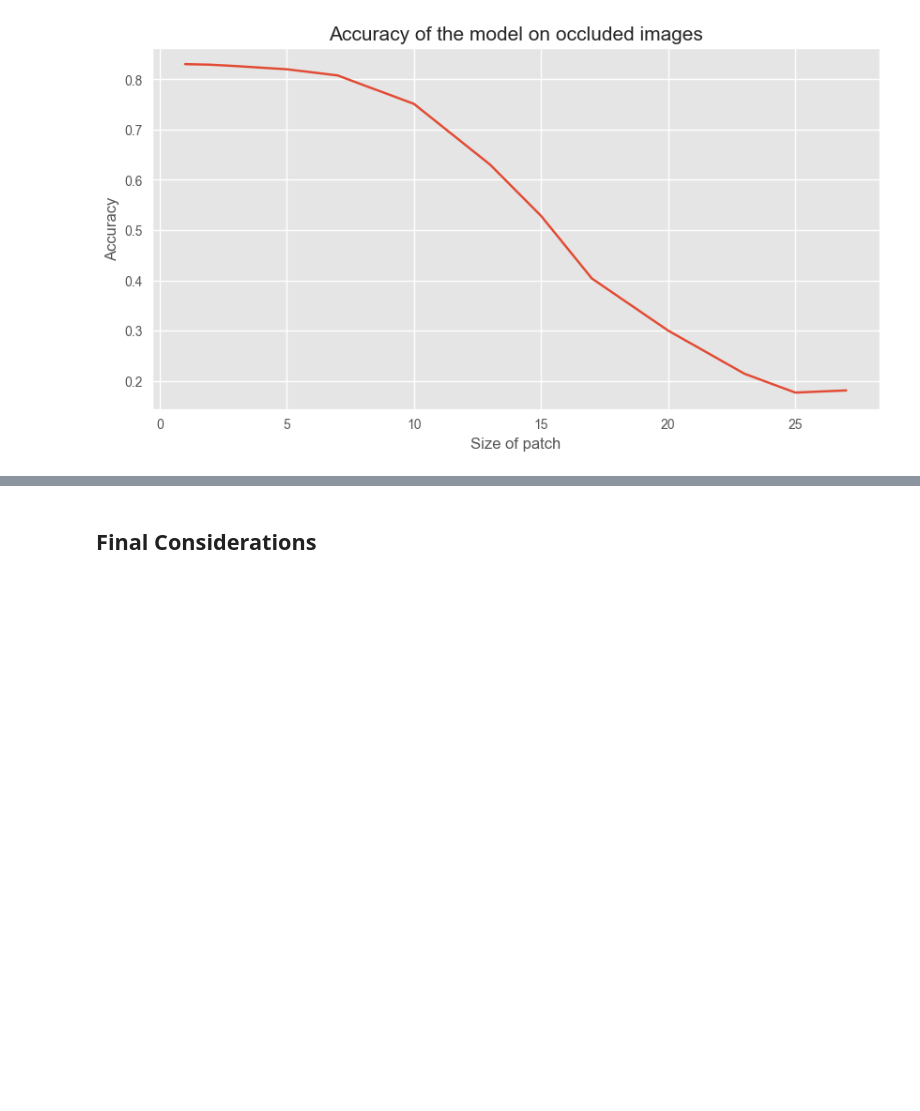
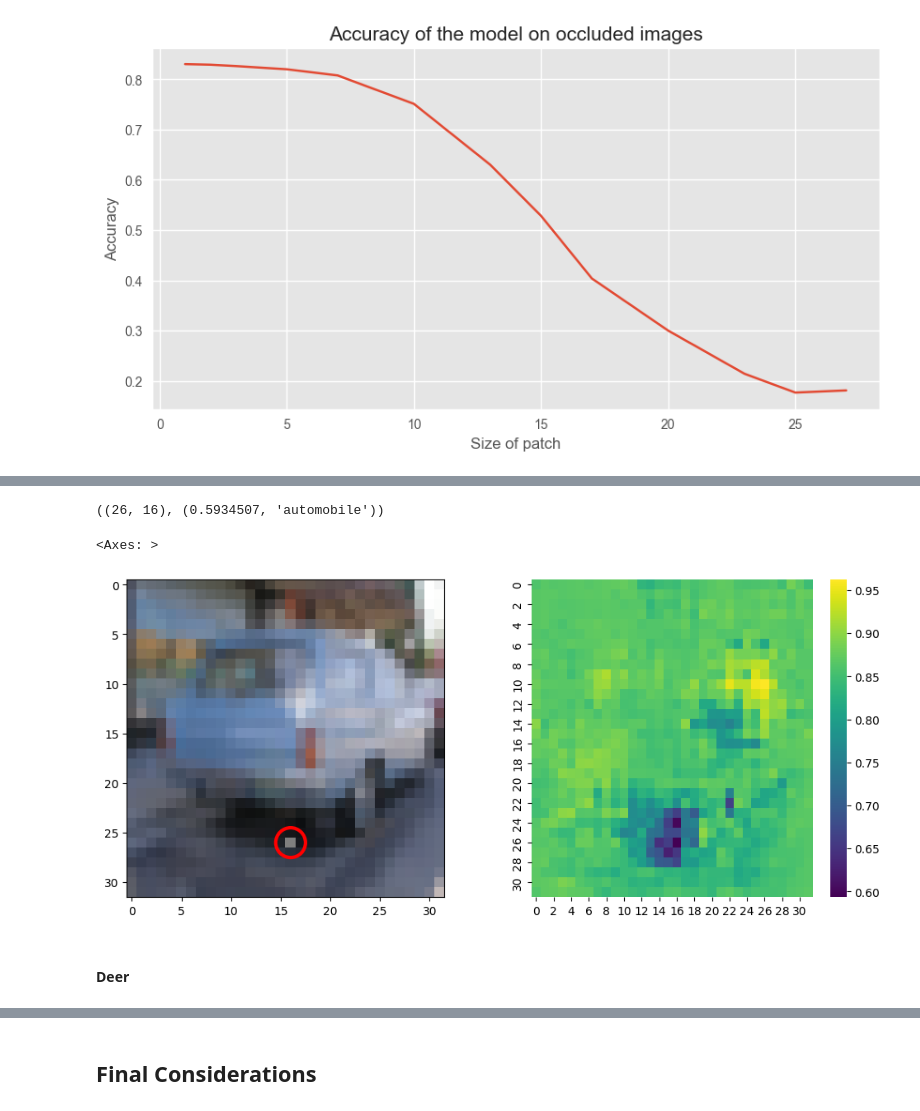
Before and after one commit to lilf4p/ispr-midterm, a Jupyter notebook: midterm3/image_classification.ipynb, the cells around one changed output, grey strips where cells are left out. Cells and saved outputs as stored; diff of their text form; code cells hidden in the pictures; blank space fills up the shorter version.

```diff
--- a/midterm3/image_classification.ipynb
+++ b/midterm3/image_classification.ipynb
@@ -450,0 +511,22 @@ sns.heatmap(heatmap, cmap='viridis')
+# %%
+plt.figure(figsize=(5,5))
+plt.subplot(1, 2, 1)
+circle = plt.Circle((y, x), 1.5, color='r', fill=False, linewidth=3)
+plt.gca().add_patch(circle)
+plt.grid(False)
+plt.imshow(patch_image(test_images[2943], x, y, 1))
+pprint(main_pixel4)
+
+plt.subplot(1, 2, 2)
+plt.subplots_adjust(right=2)
+heatmap = np.zeros((32, 32))
+for i in range(32):
+    for j in range(32):
+        heatmap[i, j] = pix_prob4[(i, j)][0]
+sns.heatmap(heatmap, cmap='viridis')
+# %% [output]
+((26, 16), (0.5934507, 'automobile'))
+<Axes: >
+[figure, added]
+# %% [markdown]
+#### Deer
```
Also changed, not shown: parts of 38 cells of this notebook, 2 other files.
